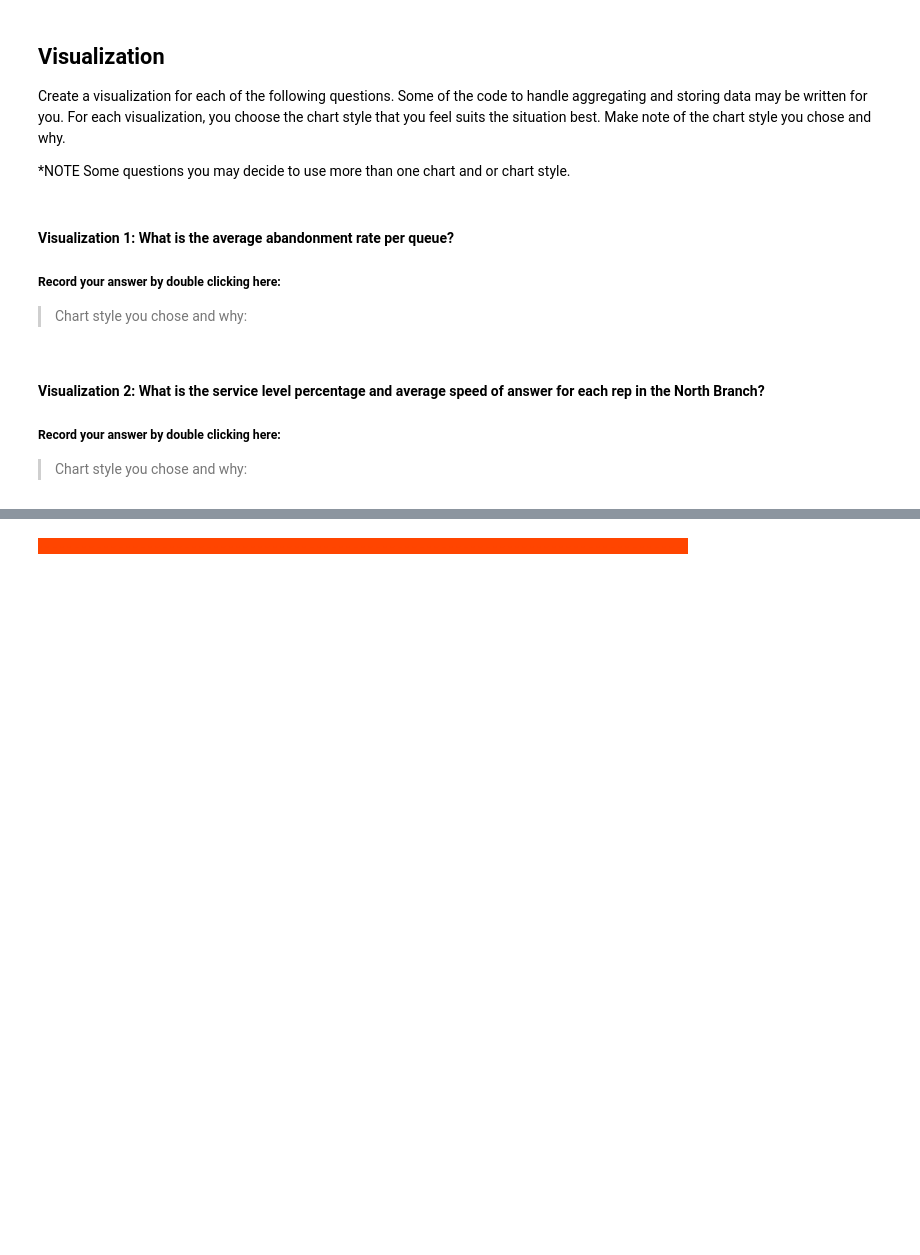
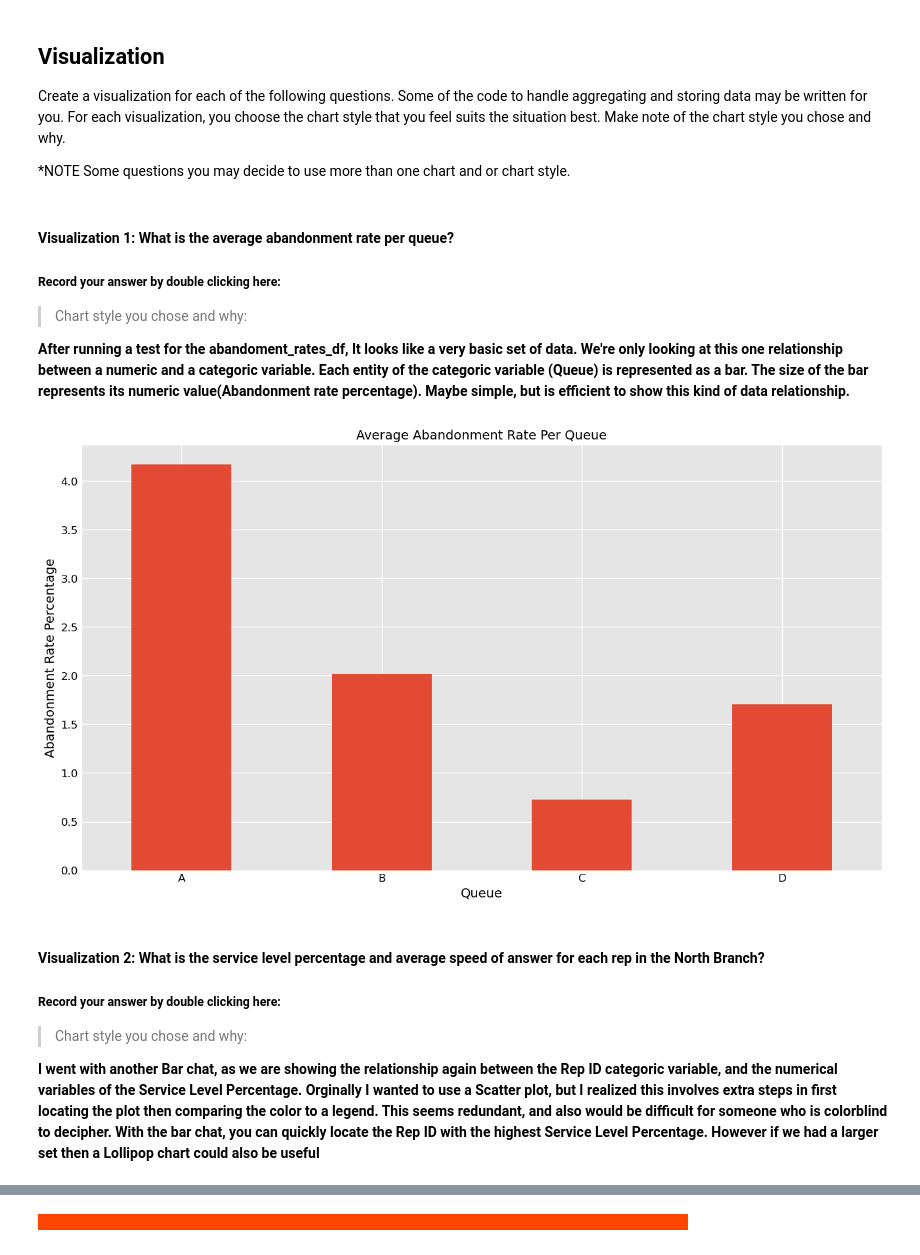
Before and after one commit to iorti00/call-center-cleanup-assignment, a Jupyter notebook: Call_Center_Cleanup.ipynb, the cells around one changed output, grey strips where cells are left out. Cells and saved outputs as stored; diff of their text form; code cells hidden in the pictures; blank space fills up the shorter version.

Commit message:
Visualization Checkpoint

```diff
--- a/Call_Center_Cleanup.ipynb
+++ b/Call_Center_Cleanup.ipynb
@@ -489,3 +523,5 @@ Create a visualization for each of the following questions. Some of the code to
 ##### Record your answer by double clicking here:
 
 > Chart style you chose and why:
+
+**After running a test for the abandoment_rates_df, It looks like a very basic set of data. We're only looking at this one relationship between a numeric and a categoric variable. Each entity of the categoric variable (Queue) is represented as a bar. The size of the bar represents its numeric value(Abandonment rate percentage). Maybe simple, but is efficient to show this kind of data relationship.**
@@ -492,22 +531,42 @@ Create a visualization for each of the following questions. Some of the code to
 # %%
 # Create visualization 1 here
 # Import any additional libraries needed with alias
-
+from matplotlib import style
+style.use('fast')
+plt.rcParams['figure.figsize'] = (20,10)
 
 
 # The dictionary abandonment_rates has the data you need.
 abandonment_rates = {}
 queues = ["A", "B", "C", "D"]
 queue_dict = df.groupby("Queue").agg("sum")
 for i in range(4):
-    abandonment_rates[queues[i]] = queue_dict["Abandoned"][i] / queue_dict["Calls"][i]
+    abandonment_rates[queues[i]] = queue_dict["Abandoned"][i] / queue_dict["Calls"][i]*100
+
+
 
 #Your Code Here:
+abandoment_rates_df = pd.DataFrame.from_dict(abandonment_rates, orient = 'index')
+
+abandoment_rates_df.plot(kind = 'bar', legend = False, figsize= (14,8))
+
+
+plt.title('Average Abandonment Rate Per Queue',fontsize = 14, color= 'black')
+plt.yticks(rotation=0,fontsize = 12,color = 'black')
+plt.xticks(rotation=0, fontsize = 12,color = 'black')
+plt.xlabel('Queue',fontsize = 14, color= 'black')
+plt.ylabel('Abandonment Rate Percentage',fontsize = 14, color='black')
+plt.savefig('abandoment_rate.png')
+plt.show()
+# %% [output]
+[figure, added]
 # %% [markdown]
 #### Visualization 2: What is the service level percentage and average speed of answer for each rep in the North Branch?
 ##### Record your answer by double clicking here:
 
 > Chart style you chose and why:
+
+**I went with another Bar chat, as we are showing the relationship again between the Rep ID categoric variable, and the numerical variables of the Service Level Percentage. Orginally I wanted to use a Scatter plot, but I realized this involves extra steps in first locating the plot then comparing the color to a legend. This seems redundant, and also would be difficult for someone who is colorblind to decipher. With the bar chat, you can quickly locate the Rep ID with the highest Service Level Percentage. However if we had a larger set then a Lollipop chart could also be useful**
 # %%
 # Create visualization 2 here
 # north_plt contains the data you need for the average speed of answer of each rep
```
Also changed, not shown: parts of 12 cells of this notebook, 2 other files.
